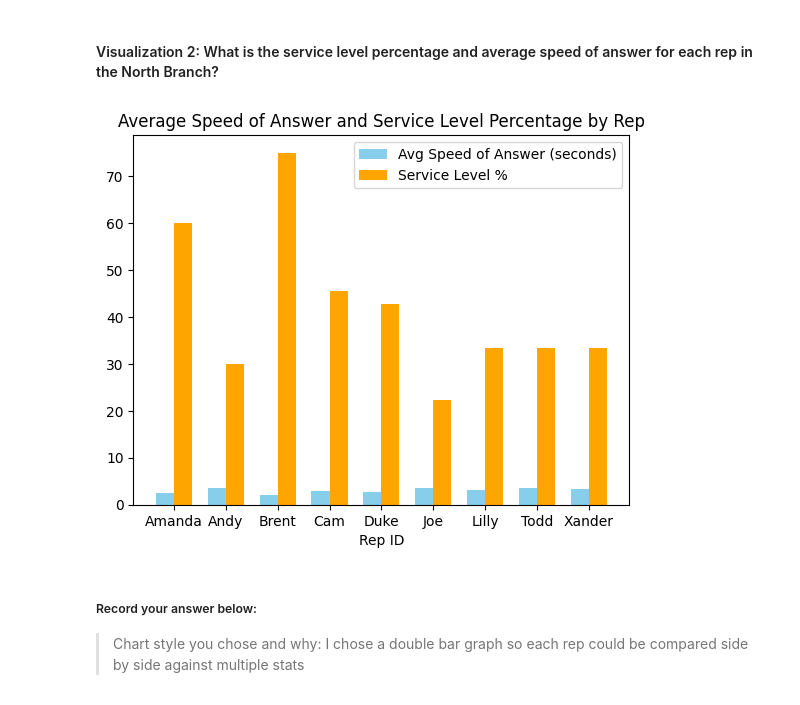
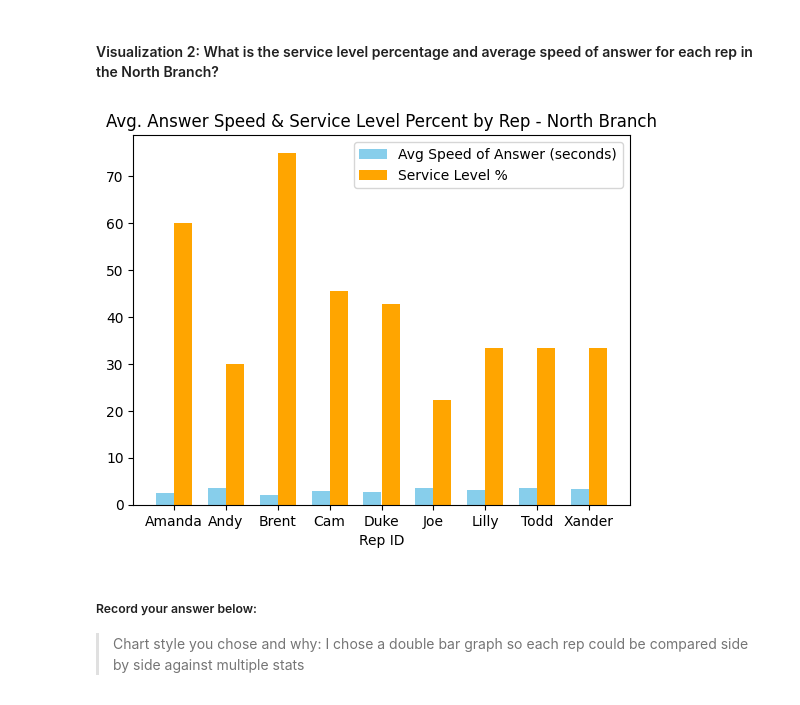
Before and after one commit to GraySinclair/call-center-cleanup-assignment, a Jupyter notebook: Call_Center_Cleanup.ipynb, the cells around one changed output. Cells and saved outputs as stored; diff of their text form; code cells hidden in the pictures.

```diff
--- a/Call_Center_Cleanup.ipynb
+++ b/Call_Center_Cleanup.ipynb
@@ -415,35 +413,35 @@ total_stats = rep_calls.groupby(["Rep ID"]).sum() # Final Table
 
 #  Table 3: Service Level Percentage created via merge
 service_level = pd.merge(quick_stats, total_stats, on="Rep ID")
 
 # Create Percentage Column in Table 3
 service_level["Service Level %"] = service_level["Calls_x"]/service_level["Calls_y"] * 100
 
 #Your Code Here:
 
 service_level.reset_index(inplace=True) #to make Rep ID a column instead of the "ID"
 
 #Variables for readability
 reps = north_plt["Rep ID"]
 avg_speed = north_plt["Incoming Wait Time"]
 serve_lvl = service_level["Service Level %"]
 bar_width = 0.35
 x = np.arange(len(reps))
 
 
 fig, ax = plt.subplots()
 bars1 = ax.bar(x - bar_width/2, avg_speed, width=bar_width, label='Avg Speed of Answer (seconds)', color='skyblue')
 bars2 = ax.bar(x + bar_width/2, serve_lvl, width=bar_width, label='Service Level %', color='orange')
 
 ax.set_xlabel('Rep ID')
-ax.set_title('Average Speed of Answer and Service Level Percentage by Rep')
+ax.set_title('Avg. Answer Speed & Service Level Percent by Rep - North Branch')
 ax.set_xticks(x)
 ax.set_xticklabels(reps)
 ax.legend()
 
 plt.show()
 # %% [output]
-[figure, old version]
+[figure, new version]
 # %% [markdown]
 ##### Record your answer below:
 
```
Also changed, not shown: parts of 5 cells of this notebook.
